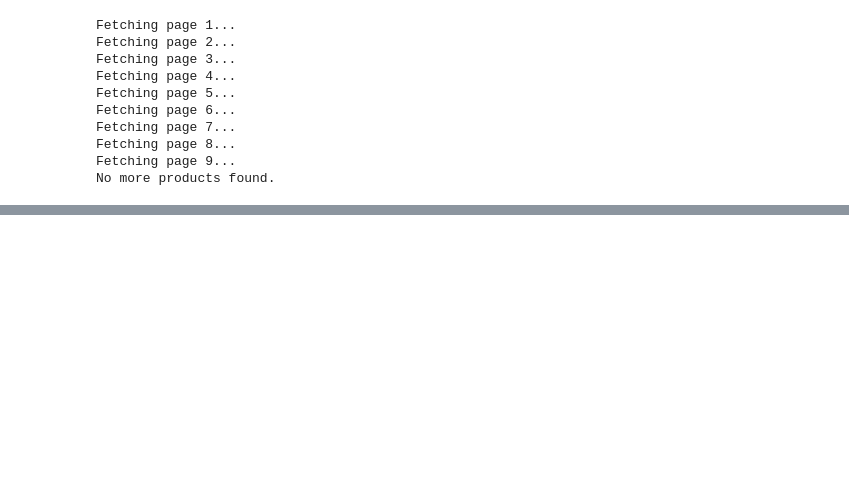
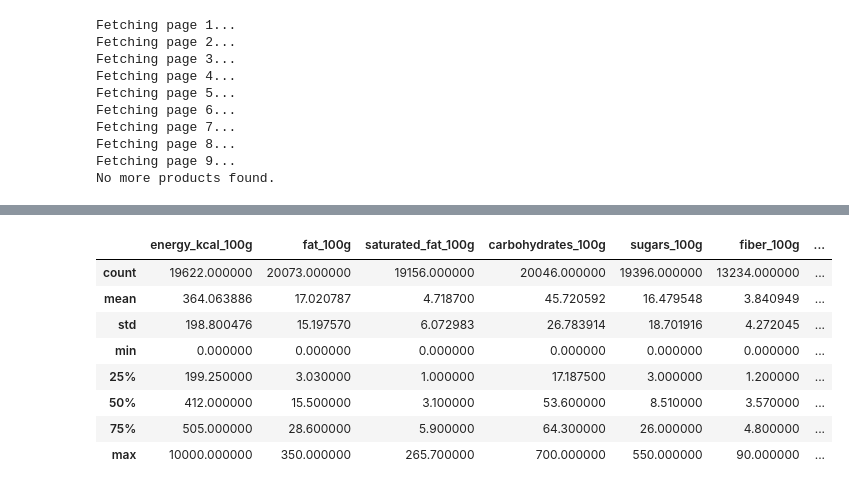
Before and after one commit to JordanVercillo/machine_learning_group_project, a Jupyter notebook: notebooks/group_3_food_facts_project/food_facts_api.ipynb, the cells around one changed output, grey strips where cells are left out. Saved outputs shown, nothing was run; the diff lists cells and outputs as text; code cells hidden in the pictures; blank space fills up the shorter version.

```diff
--- a/notebooks/group_3_food_facts_project/food_facts_api.ipynb
+++ b/notebooks/group_3_food_facts_project/food_facts_api.ipynb
@@ -105,3 +106,35 @@ Fetching page 7...
 Fetching page 8...
 Fetching page 9...
 No more products found.
+# %%
+import pandas as pd
+
+# Load brand names
+brands_df = pd.read_csv(r"C:\Users\jverc\Downloads\Cleaned_Brand_Rankings.csv")
+brand_list = brands_df["Brand"].dropna().unique().tolist()
+
+# Collecting results
+all_brand_products = []
+# %%
+import time
+
+# Loop through each brand and fetch data
+for brand in brand_list:
+    try:
+        print(f"Searching brand: {brand}")
+        df_brand = search_and_extract_all(brand, query_type="brand")  # Adjust max_pages as needed
+
+        if df_brand.empty:
+            print(f"No results for brand: {brand}")
+            continue
+
+        df_brand["searched_brand"] = brand  # Keep track of where each row came from
+        all_brand_products.append(df_brand)
+
+        time.sleep(1)  # Avoid hammering the API
+
+    except Exception as e:
+        print(f"Skipping brand '{brand}' due to error: {e}")
+
+# Combine everything into one big DataFrame
+df_all_brands = pd.concat(all_brand_products, ignore_index=True)
@@ -151,0 +195,12 @@ df_oreo_canada
+# %%
+df_all_brands.describe()
+# %% [output]
+|  | energy_kcal_100g | fat_100g | saturated_fat_100g | carbohydrates_100g | sugars_100g | fiber_100g | ... |
+| count | 19622.000000 | 20073.000000 | 19156.000000 | 20046.000000 | 19396.000000 | 13234.000000 | ... |
+| mean | 364.063886 | 17.020787 | 4.718700 | 45.720592 | 16.479548 | 3.840949 | ... |
+| std | 198.800476 | 15.197570 | 6.072983 | 26.783914 | 18.701916 | 4.272045 | ... |
+| min | 0.000000 | 0.000000 | 0.000000 | 0.000000 | 0.000000 | 0.000000 | ... |
+| 25% | 199.250000 | 3.030000 | 1.000000 | 17.187500 | 3.000000 | 1.200000 | ... |
+| 50% | 412.000000 | 15.500000 | 3.100000 | 53.600000 | 8.510000 | 3.570000 | ... |
+| 75% | 505.000000 | 28.600000 | 5.900000 | 64.300000 | 26.000000 | 4.800000 | ... |
+| max | 10000.000000 | 350.000000 | 265.700000 | 700.000000 | 550.000000 | 90.000000 | ... |
```
Also changed, not shown: parts of 9 cells of this notebook, 1 other file.
